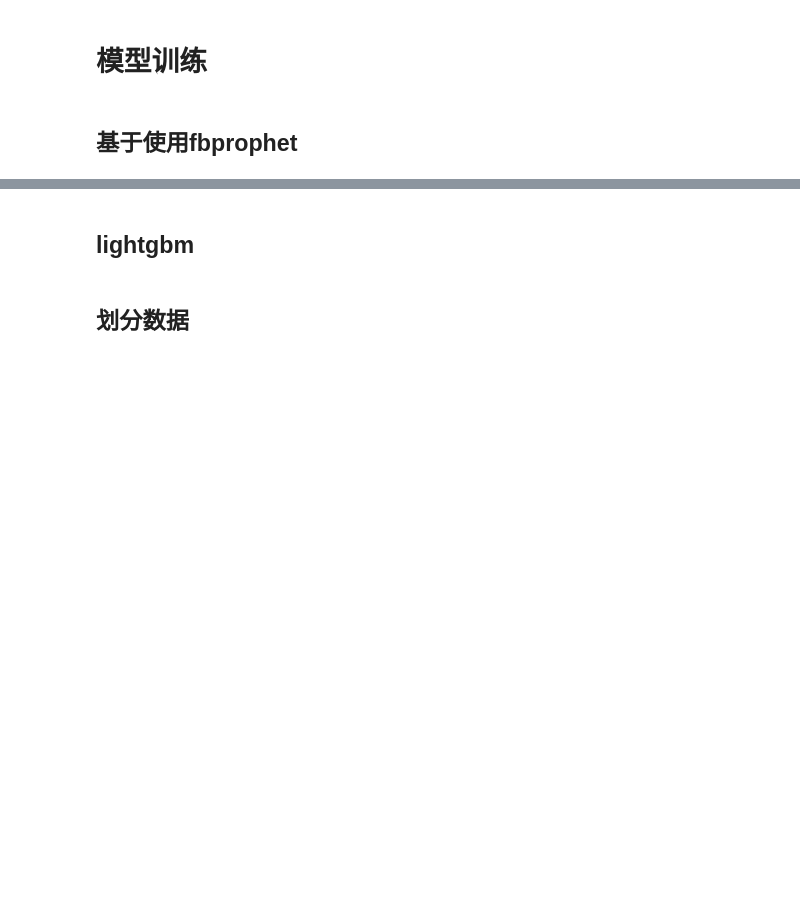
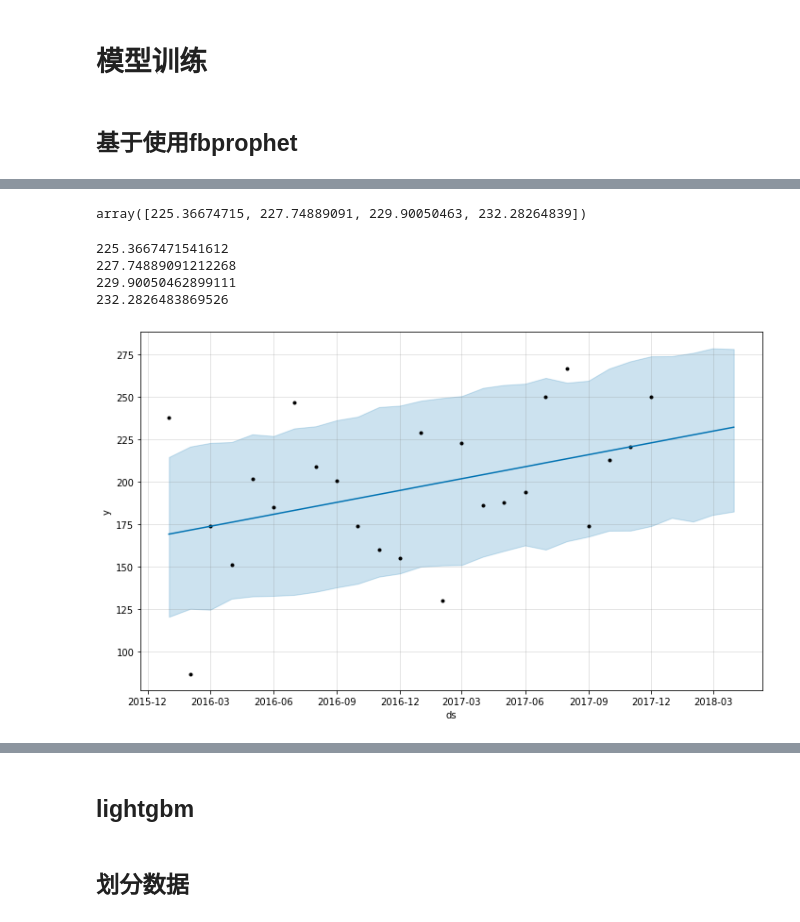
Before and after one commit to Brothercg/DayDayUP, a Jupyter notebook: BigData/carSaleData/work.ipynb, the cells around one changed output, grey strips where cells are left out. Drawn from its saved outputs; the diff is of its cells as text; code cells hidden in the pictures; blank space fills up the shorter version.

```diff
--- a/BigData/carSaleData/work.ipynb
+++ b/BigData/carSaleData/work.ipynb
@@ -228,6 +323,6 @@ one_province_data
 # %% [markdown]
 ## 基于使用fbprophet
 # %%
-# from fbprophet import Prophet
-# model = Prophet()
-# model.fit(one_province_data)
+from fbprophet import Prophet
+model = Prophet()
+model.fit(one_province_data)
@@ -234,3 +336,3 @@ one_province_data
 # %%
-# future = model.make_future_dataframe(periods=4, freq='M')
-# future.tail()
+future = model.make_future_dataframe(periods=4, freq='M')
+future.tail()
@@ -237,4 +346,4 @@ one_province_data
 # %%
-# # 预测数据集
-# forecast = model.predict(future)
-# forecast[['ds', 'yhat', 'yhat_lower', 'yhat_upper']].tail()
+# 预测数据集
+forecast = model.predict(future)
+forecast[['ds', 'yhat', 'yhat_lower', 'yhat_upper']].tail()
@@ -241,4 +366,19 @@ one_province_data
+# %%
+four = forecast[-4:]['yhat'].values
+four
+# %% [output]
+array([225.36674715, 227.74889091, 229.90050463, 232.28264839])
+# %%
+for i in range(4):
+    print(four[i])
+# %% [output]
+225.3667471541612
+227.74889091212268
+229.90050462899111
+232.2826483869526
 # %%
-# # 展示预测结果
-# model.plot(forecast);
+# 展示预测结果
+model.plot(forecast);
+# %% [output]
+[figure, added]
 # %%
```
Also changed, not shown: parts of 26 cells of this notebook, 3 other files.
